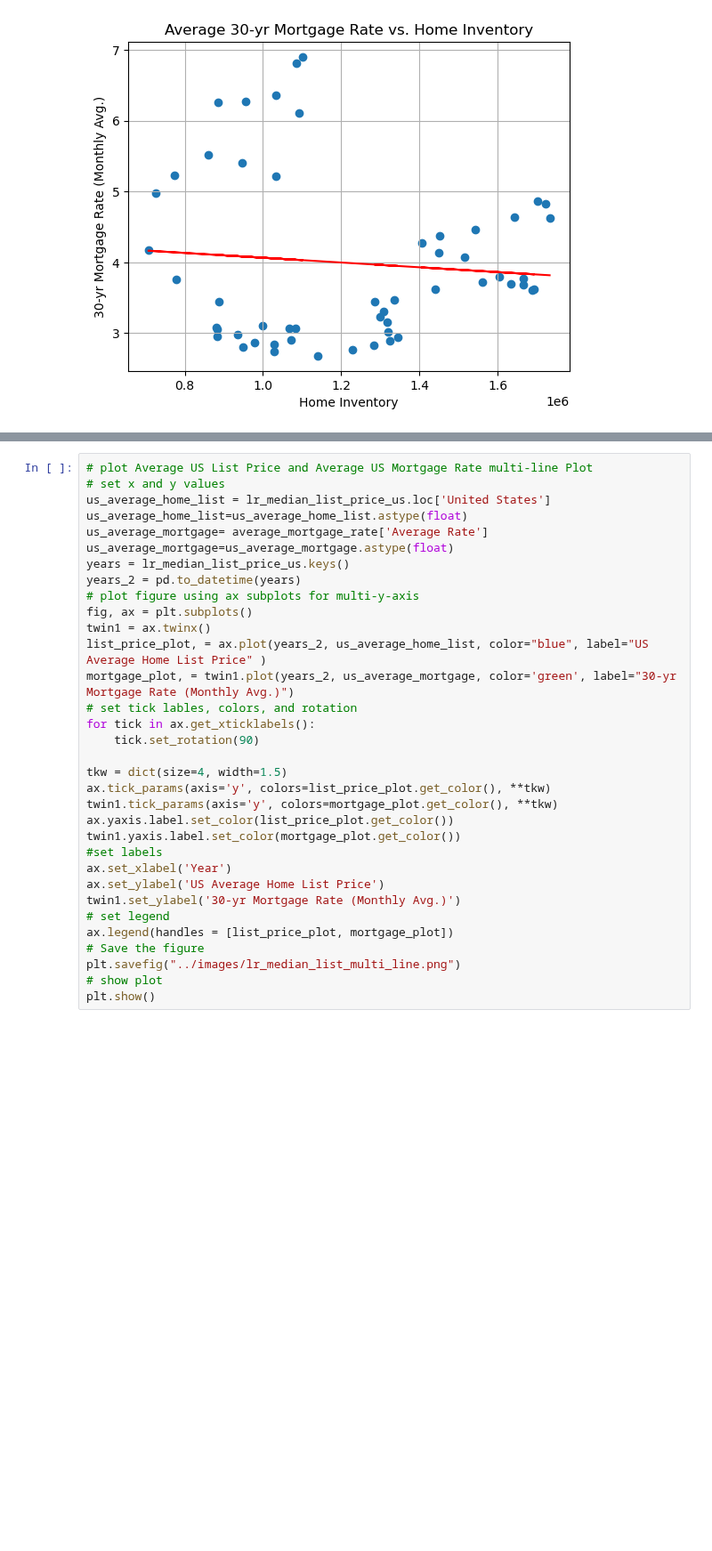
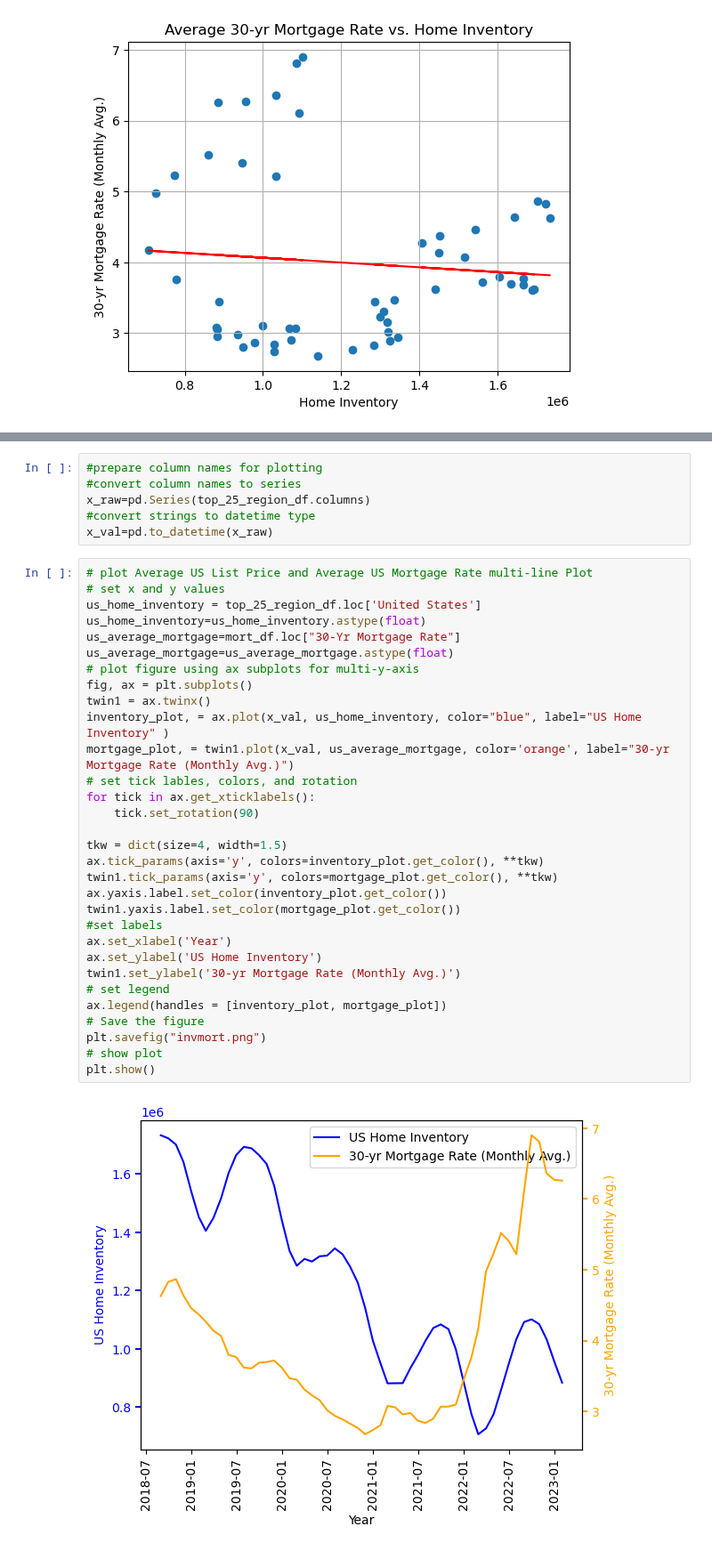
Before and after one commit to ceramicbull/Project-1-Repo, a Jupyter notebook: bens_analysis/For Sale Inventory.ipynb, the cells around one changed output, grey strips where cells are left out. Shown at 89% size. Drawn from its saved outputs; the diff is of its cells as text; blank space fills up the shorter version.

Commit message:
added multi-axis home inventory/30-yr graph

```diff
--- a/bens_analysis/For Sale Inventory.ipynb
+++ b/bens_analysis/For Sale Inventory.ipynb
@@ -235,33 +181,39 @@ ValueError: too many values to unpack (expected 1)
+# %%
+#prepare column names for plotting
+#convert column names to series
+x_raw=pd.Series(top_25_region_df.columns)
+#convert strings to datetime type
+x_val=pd.to_datetime(x_raw)
 # %%
 # plot Average US List Price and Average US Mortgage Rate multi-line Plot
 # set x and y values
-us_average_home_list = lr_median_list_price_us.loc['United States']
-us_average_home_list=us_average_home_list.astype(float)
-us_average_mortgage= average_mortgage_rate['Average Rate']
+us_home_inventory = top_25_region_df.loc['United States']
+us_home_inventory=us_home_inventory.astype(float)
+us_average_mortgage=mort_df.loc["30-Yr Mortgage Rate"]
 us_average_mortgage=us_average_mortgage.astype(float)
-years = lr_median_list_price_us.keys()
-years_2 = pd.to_datetime(years)
 # plot figure using ax subplots for multi-y-axis
 fig, ax = plt.subplots()
 twin1 = ax.twinx()
-list_price_plot, = ax.plot(years_2, us_average_home_list, color="blue", label="US Average Home List Price" )
-mortgage_plot, = twin1.plot(years_2, us_average_mortgage, color='green', label="30-yr Mortgage Rate (Monthly Avg.)")
+inventory_plot, = ax.plot(x_val, us_home_inventory, color="blue", label="US Home Inventory" )
+mortgage_plot, = twin1.plot(x_val, us_average_mortgage, color='orange', label="30-yr Mortgage Rate (Monthly Avg.)")
 # set tick lables, colors, and rotation
 for tick in ax.get_xticklabels():
     tick.set_rotation(90)
 
 tkw = dict(size=4, width=1.5)
-ax.tick_params(axis='y', colors=list_price_plot.get_color(), **tkw)
+ax.tick_params(axis='y', colors=inventory_plot.get_color(), **tkw)
 twin1.tick_params(axis='y', colors=mortgage_plot.get_color(), **tkw)
-ax.yaxis.label.set_color(list_price_plot.get_color())
+ax.yaxis.label.set_color(inventory_plot.get_color())
 twin1.yaxis.label.set_color(mortgage_plot.get_color())
 #set labels
 ax.set_xlabel('Year')
-ax.set_ylabel('US Average Home List Price')
+ax.set_ylabel('US Home Inventory')
 twin1.set_ylabel('30-yr Mortgage Rate (Monthly Avg.)')
 # set legend
-ax.legend(handles = [list_price_plot, mortgage_plot])
+ax.legend(handles = [inventory_plot, mortgage_plot])
 # Save the figure
-plt.savefig("../images/lr_median_list_multi_line.png")
+plt.savefig("invmort.png")
 # show plot
 plt.show()
+# %% [output]
+[figure, added]
```
Also changed, not shown: parts of 3 cells of this notebook, 3 other files.
